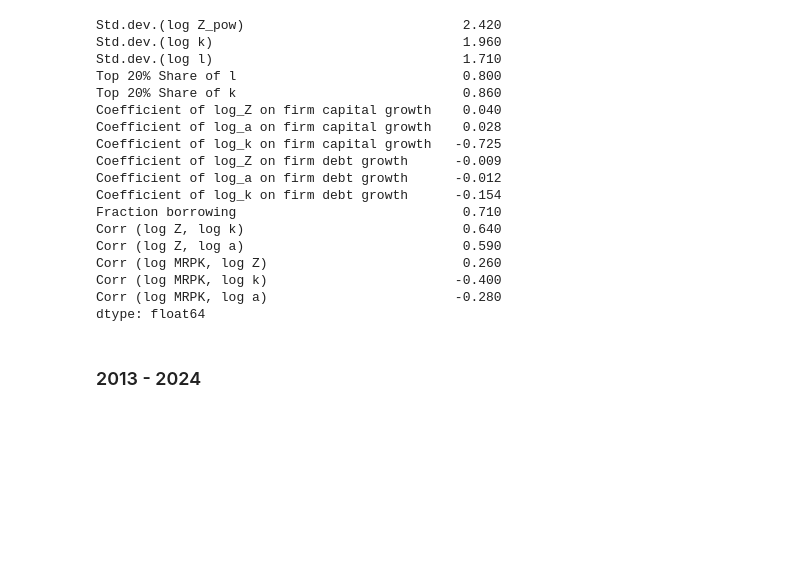
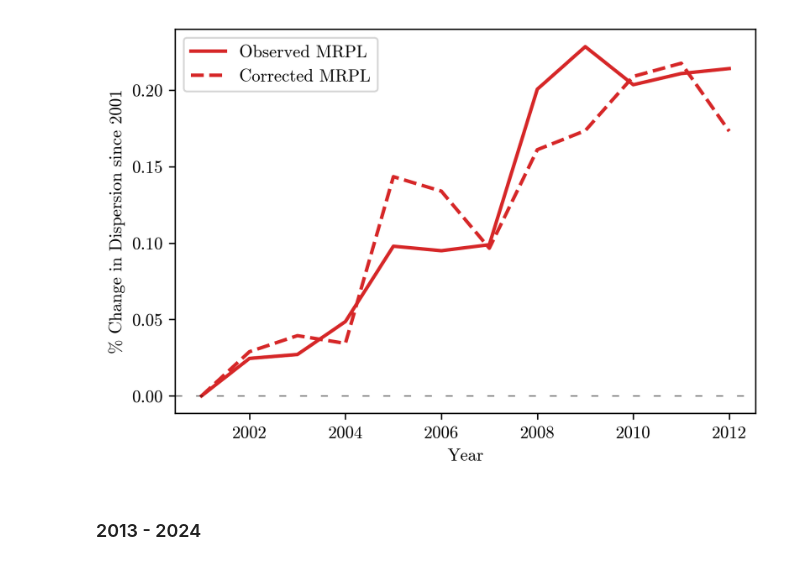
Before and after one commit to CurdinLieberherr/Master-Thesis, a Jupyter notebook: mismeasurement.ipynb, the cells around one changed output. Drawn from its saved outputs; the diff is of its cells as text; code cells hidden in the pictures; blank space fills up the shorter version.

Commit message:
Fix correction method

```diff
--- a/mismeasurement.ipynb
+++ b/mismeasurement.ipynb
@@ -10,3 +8,13 @@ from MisallocationAnalysis import MisallocationAnalysis
+# %%
+import matplotlib.pyplot as plt
+plt.rcParams.update({
+    "font.family": "serif",
+    "font.serif": ["cmr10", "Computer Modern Roman"],
+    "mathtext.fontset": "cm",
+    "axes.unicode_minus": False,   # use ASCII hyphen instead of Unicode minus
+    "figure.dpi": 300,
+    "savefig.dpi": 300,
+})
 # %%
 import warnings
 import importlib
@@ -37,24 +35,8 @@ spain1.decile_betas
-# %%
-spain1.estimate_all_moments()
-# %% [output]
-Std.dev.(log Z_pow)                            2.420
-Std.dev.(log k)                                1.960
-Std.dev.(log l)                                1.710
-Top 20% Share of l                             0.800
-Top 20% Share of k                             0.860
-Coefficient of log_Z on firm capital growth    0.040
-Coefficient of log_a on firm capital growth    0.028
-Coefficient of log_k on firm capital growth   -0.725
-Coefficient of log_Z on firm debt growth      -0.009
-Coefficient of log_a on firm debt growth      -0.012
-Coefficient of log_k on firm debt growth      -0.154
-Fraction borrowing                             0.710
-Corr (log Z, log k)                            0.640
-Corr (log Z, log a)                            0.590
-Corr (log MRPK, log Z)                         0.260
-Corr (log MRPK, log k)                        -0.400
-Corr (log MRPK, log a)                        -0.280
-dtype: float64
+# %%
+fig = spain1.plot_correct_measures_dispersion('MRPL')
+fig.savefig('plots/corrected_MRPL_2000.png', dpi=300)
+# %% [output]
+[figure, added]
 # %% [markdown]
 ### 2013 - 2024
 # %%
```
Also changed, not shown: parts of 2 cells of this notebook, 1 other file.
